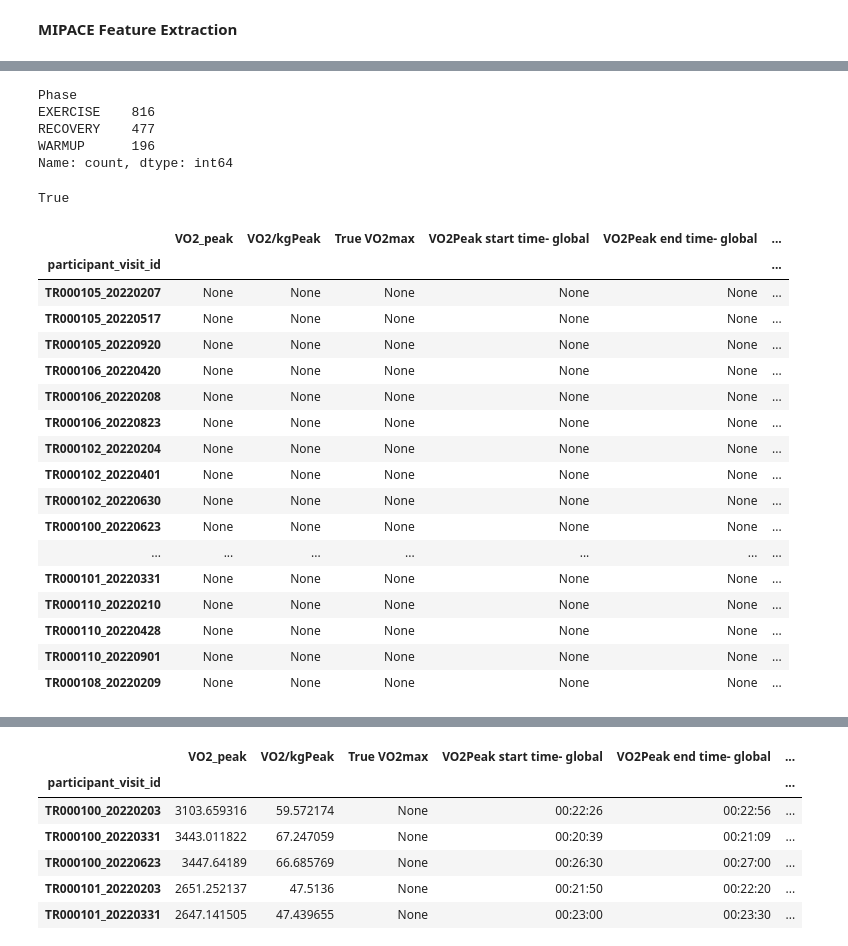
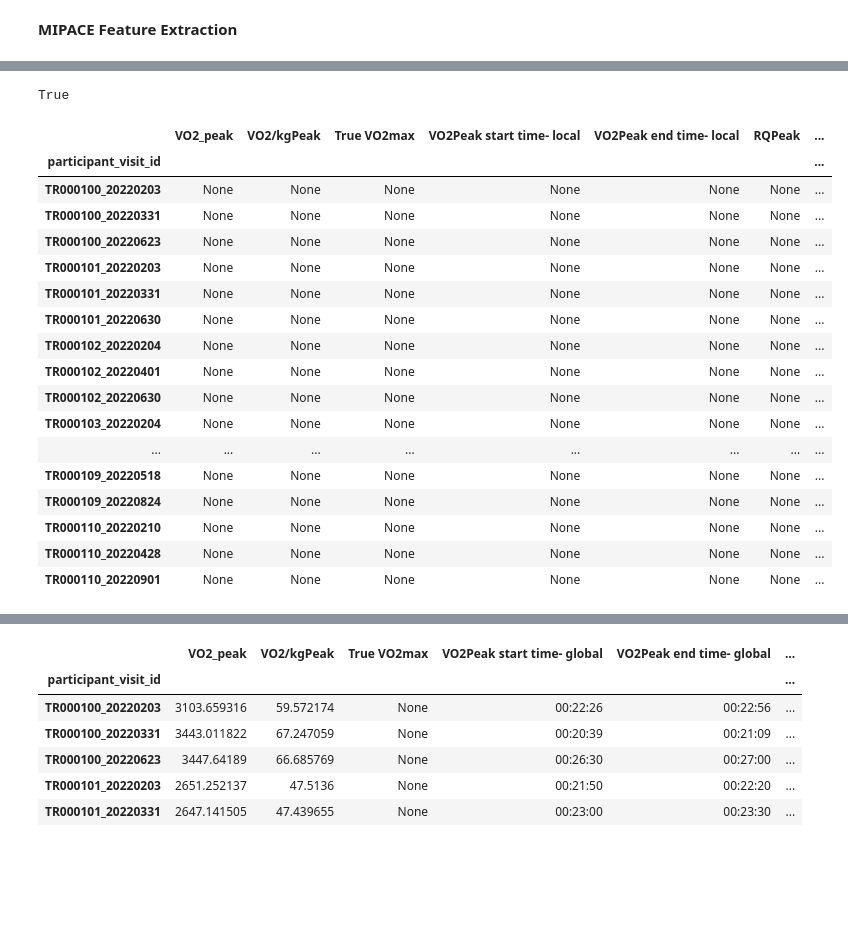
Before and after one commit to myschne/SI485Project, a Jupyter notebook: MIPACEFeatExt.ipynb, the cells around one changed output, grey strips where cells are left out. Saved outputs shown, nothing was run; the diff lists cells and outputs as text; code cells hidden in the pictures; blank space fills up the shorter version.

```diff
--- a/MIPACEFeatExt.ipynb
+++ b/MIPACEFeatExt.ipynb
@@ -14,5 +14,15 @@ for filename in filenames:
 
 # Concatenate all data into one DataFrame
 big_frame = pd.concat(dfs, ignore_index=True)
+
+#Add stage number
+def stage_number(visit_df):
+    visit_df['Stage'] = visit_df[visit_df['Phase'] == 'EXERCISE'].groupby(['Speed','Grade']).ngroup() + 1
+    return visit_df
+
+big_frame = big_frame.groupby(['participant_ID', 'visit_date']).apply(stage_number, include_groups=False).reset_index()
+
+#Convert t to datetime
+big_frame['t'] = pd.to_datetime('1900-01-01 ' + big_frame['t'], format='%Y-%m-%d %H:%M:%S') ## use dummy date for day
 big_frame
 # %% [output]
@@ -32,7 +41,0 @@ big_frame
-# %%
-#Add stage number
-def stage_number(visit_df):
-    visit_df['Stage'] = visit_df[visit_df['Phase'] == 'EXERCISE'].groupby(['Speed','Grade']).ngroup() + 1
-    return visit_df
-
-big_frame = big_frame.groupby(['participant_ID', 'visit_date']).apply(stage_number, include_groups=False)
@@ -109,11 +76,3 @@ See the caveats in the documentation: https://pandas.pydata.org/pandas-docs/stab
-# %%
-test['Phase'].value_counts()
-# %% [output]
-Phase
-EXERCISE    816
-RECOVERY    477
-WARMUP      196
-Name: count, dtype: int64
 # %%
 def test_keys(df_dictionary):
     for key, values in df_dictionary.items():
@@ -127,50 +86,50 @@ True
 # %%
 #Create VO2 Outcome DF
 def create_outcome_df(dictionary_df):
     id_list = list(dictionary_df.keys())
     result_df = pd.DataFrame({
     "participant_visit_id": id_list,
     "VO2_peak": None,
     "VO2/kgPeak": None,
     "True VO2max": None,
-    "VO2Peak start time- global": None,
-    "VO2Peak end time- global": None,
+    #"VO2Peak start time- global": None,
+    #"VO2Peak end time- global": None,
     "VO2Peak start time- local": None,
     "VO2Peak end time- local": None,
     "RQPeak": None,
     "HRPeak": None,
     "GradePeak": None,
     "SpeedPeak": None,
     "MarkerPeak": None,
     "EEMPeak": None,
     "Fat%Peak": None,
     "CHO%Peak": None,
     "Lactate-VO2Peak": None,
     "RPE-VO2peak": None,
     })
 
     # Set participant_id as the index
     result_df.set_index("participant_visit_id", inplace=True)
     return result_df
 create_outcome_df(participant_df)
 VO2_outcome_df = create_outcome_df(participant_df)
 VO2_outcome_df
 # %% [output]
-|  | VO2_peak | VO2/kgPeak | True VO2max | VO2Peak start time- global | VO2Peak end time- global | ... |
-| participant_visit_id |  |  |  |  |  | ... |
-| TR000105_20220207 | None | None | None | None | None | ... |
-| TR000105_20220517 | None | None | None | None | None | ... |
-| TR000105_20220920 | None | None | None | None | None | ... |
-| TR000106_20220420 | None | None | None | None | None | ... |
-| TR000106_20220208 | None | None | None | None | None | ... |
-| TR000106_20220823 | None | None | None | None | None | ... |
-| TR000102_20220204 | None | None | None | None | None | ... |
-| TR000102_20220401 | None | None | None | None | None | ... |
-| TR000102_20220630 | None | None | None | None | None | ... |
-| TR000100_20220623 | None | None | None | None | None | ... |
-| ... | ... | ... | ... | ... | ... | ... |
-| TR000101_20220331 | None | None | None | None | None | ... |
-| TR000110_20220210 | None | None | None | None | None | ... |
-| TR000110_20220428 | None | None | None | None | None | ... |
-| TR000110_20220901 | None | None | None | None | None | ... |
-| TR000108_20220209 | None | None | None | None | None | ... |
+|  | VO2_peak | VO2/kgPeak | True VO2max | VO2Peak start time- local | VO2Peak end time- local | RQPeak | ... |
+| participant_visit_id |  |  |  |  |  |  | ... |
+| TR000100_20220203 | None | None | None | None | None | None | ... |
+| TR000100_20220331 | None | None | None | None | None | None | ... |
+| TR000100_20220623 | None | None | None | None | None | None | ... |
+| TR000101_20220203 | None | None | None | None | None | None | ... |
+| TR000101_20220331 | None | None | None | None | None | None | ... |
+| TR000101_20220630 | None | None | None | None | None | None | ... |
+| TR000102_20220204 | None | None | None | None | None | None | ... |
+| TR000102_20220401 | None | None | None | None | None | None | ... |
+| TR000102_20220630 | None | None | None | None | None | None | ... |
+| TR000103_20220204 | None | None | None | None | None | None | ... |
+| ... | ... | ... | ... | ... | ... | ... | ... |
+| TR000109_20220518 | None | None | None | None | None | None | ... |
+| TR000109_20220824 | None | None | None | None | None | None | ... |
+| TR000110_20220210 | None | None | None | None | None | None | ... |
+| TR000110_20220428 | None | None | None | None | None | None | ... |
+| TR000110_20220901 | None | None | None | None | None | None | ... |
```
Also changed, not shown: parts of 7 cells of this notebook.
